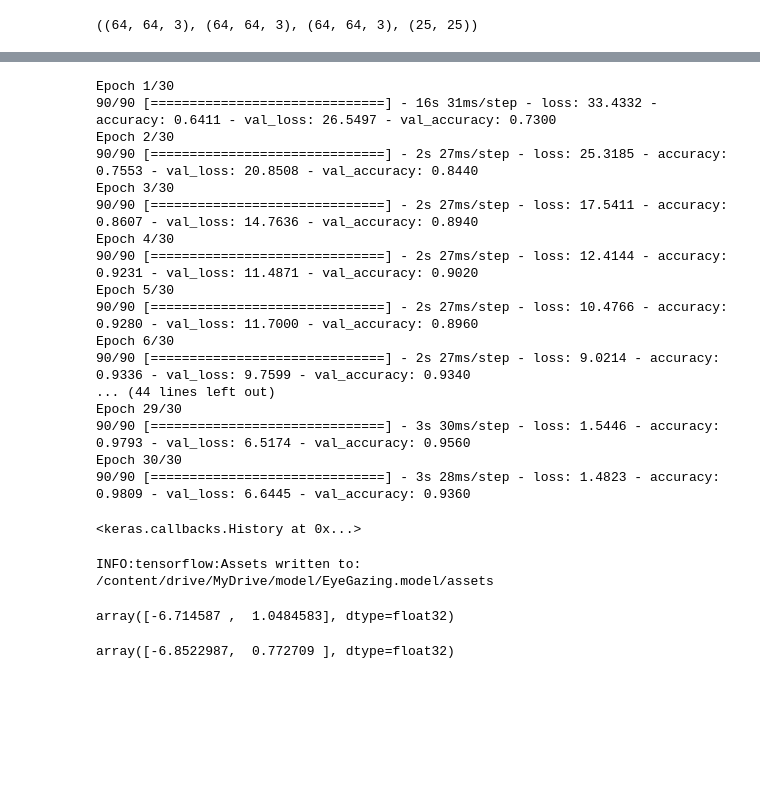
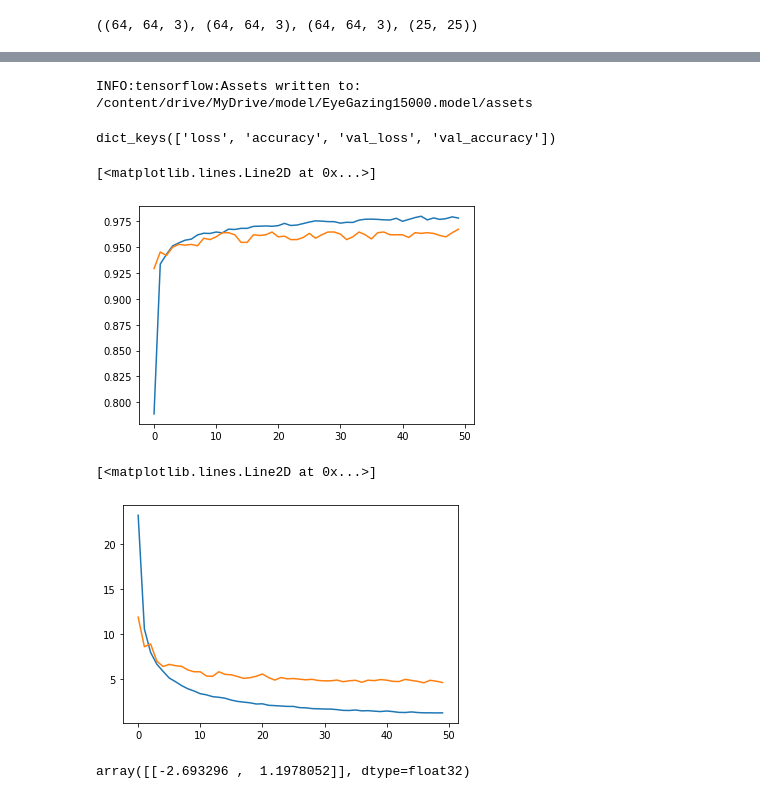
Before and after one commit to saquibali7/EyeGazing, a Jupyter notebook: EyeGazing.ipynb, the cells around one changed output, grey strips where cells are left out. Drawn from its saved outputs; the diff is of its cells as text; code cells hidden in the pictures; blank space fills up the shorter version.

```diff
--- a/EyeGazing.ipynb
+++ b/EyeGazing.ipynb
@@ -482,7 +488,7 @@ face.shape[1:],left_eye.shape[1:],right_eye.shape[1:],face_mask.shape[1:]
 # %% [output]
 ((64, 64, 3), (64, 64, 3), (64, 64, 3), (25, 25))
 # %%
-model = ITrackerModel(face.shape[1:],left_eye.shape[1:],right_eye.shape[1:],face_mask.shape[1:])
+model = ITrackerModel(train_face.shape[1:],train_left_eye.shape[1:],train_right_eye.shape[1:],train_face_mask.shape[1:])
 # %%
 model.summary()
 # %% [output]
@@ -503,28 +509,12 @@ Total params: 4,220,674
 Trainable params: 4,220,674
 Non-trainable params: 0
 __________________________________________________________________________________________________
-# %%
-model.fit([face,left_eye,right_eye,face_mask],y, validation_split = 0.1, epochs=30, batch_size=50)
-# %% [output]
-Epoch 1/30
-90/90 [==============================] - 16s 31ms/step - loss: 33.4332 - accuracy: 0.6411 - val_loss: 26.5497 - val_accuracy: 0.7300
-Epoch 2/30
-90/90 [==============================] - 2s 27ms/step - loss: 25.3185 - accuracy: 0.7553 - val_loss: 20.8508 - val_accuracy: 0.8440
-Epoch 3/30
-90/90 [==============================] - 2s 27ms/step - loss: 17.5411 - accuracy: 0.8607 - val_loss: 14.7636 - val_accuracy: 0.8940
-Epoch 4/30
-90/90 [==============================] - 2s 27ms/step - loss: 12.4144 - accuracy: 0.9231 - val_loss: 11.4871 - val_accuracy: 0.9020
-Epoch 5/30
-90/90 [==============================] - 2s 27ms/step - loss: 10.4766 - accuracy: 0.9280 - val_loss: 11.7000 - val_accuracy: 0.8960
-Epoch 6/30
-90/90 [==============================] - 2s 27ms/step - loss: 9.0214 - accuracy: 0.9336 - val_loss: 9.7599 - val_accuracy: 0.9340
-... (44 lines left out)
-Epoch 29/30
-90/90 [==============================] - 3s 30ms/step - loss: 1.5446 - accuracy: 0.9793 - val_loss: 6.5174 - val_accuracy: 0.9560
-Epoch 30/30
-90/90 [==============================] - 3s 28ms/step - loss: 1.4823 - accuracy: 0.9809 - val_loss: 6.6445 - val_accuracy: 0.9360
-<keras.callbacks.History at 0x...>
+# %%
+callback = tf.keras.callbacks.EarlyStopping(monitor='loss', patience=3)
+history = model.fit([train_face,train_left_eye,train_right_eye,train_face_mask],train_y,
+                    callbacks=[callback],validation_split = 0.1,
+                    epochs=50, batch_size=32,verbose=0)
 # %%
-model.save('/content/drive/MyDrive/model/EyeGazing.model')
+model.save('/content/drive/MyDrive/model/EyeGazing15000.model')
 # %% [output]
-INFO:tensorflow:Assets written to: /content/drive/MyDrive/model/EyeGazing.model/assets
+INFO:tensorflow:Assets written to: /content/drive/MyDrive/model/EyeGazing15000.model/assets
@@ -533,8 +521,18 @@ out = model.predict([[face,left_eye,right_eye,face_mask]])
-# %%
-out[1]
-# %% [output]
-array([-6.714587 ,  1.0484583], dtype=float32)
-# %%
-y[1]
-# %% [output]
-array([-6.8522987,  0.772709 ], dtype=float32)
+# %%
+print(history.history.keys())
+plt.plot(history.history['accuracy'])
+plt.plot(history.history['val_accuracy'])
+# %% [output]
+dict_keys(['loss', 'accuracy', 'val_loss', 'val_accuracy'])
+[<matplotlib.lines.Line2D at 0x...>]
+[figure, added]
+# %%
+plt.plot(history.history['loss'])
+plt.plot(history.history['val_loss'])
+# %% [output]
+[<matplotlib.lines.Line2D at 0x...>]
+[figure, added]
+# %%
+model.predict([train_face[10:11],train_left_eye[10:11],train_right_eye[10:11],train_face_mask[10:11]])
+# %% [output]
+array([[-2.693296 ,  1.1978052]], dtype=float32)
```
Also changed, not shown: parts of 11 cells of this notebook.
